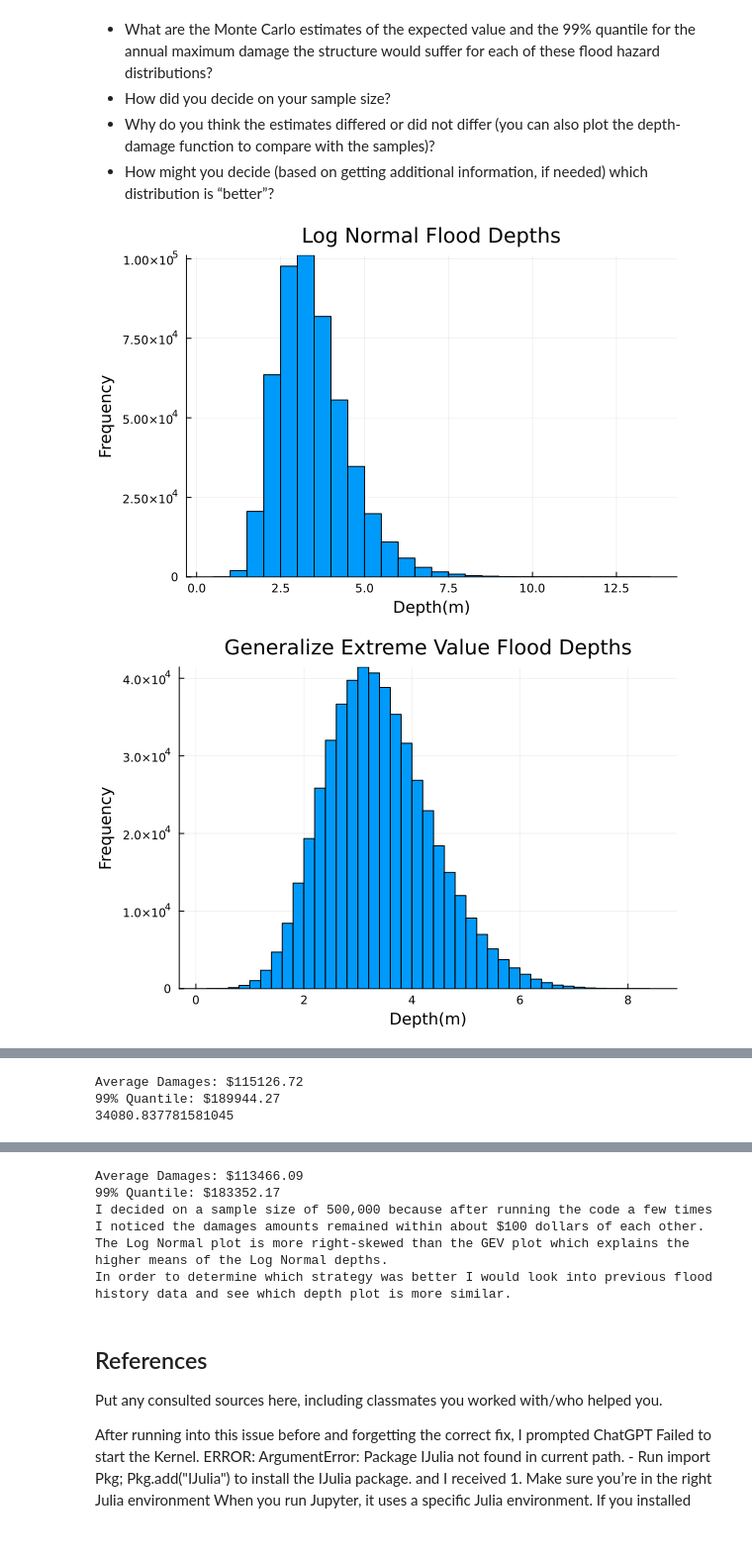
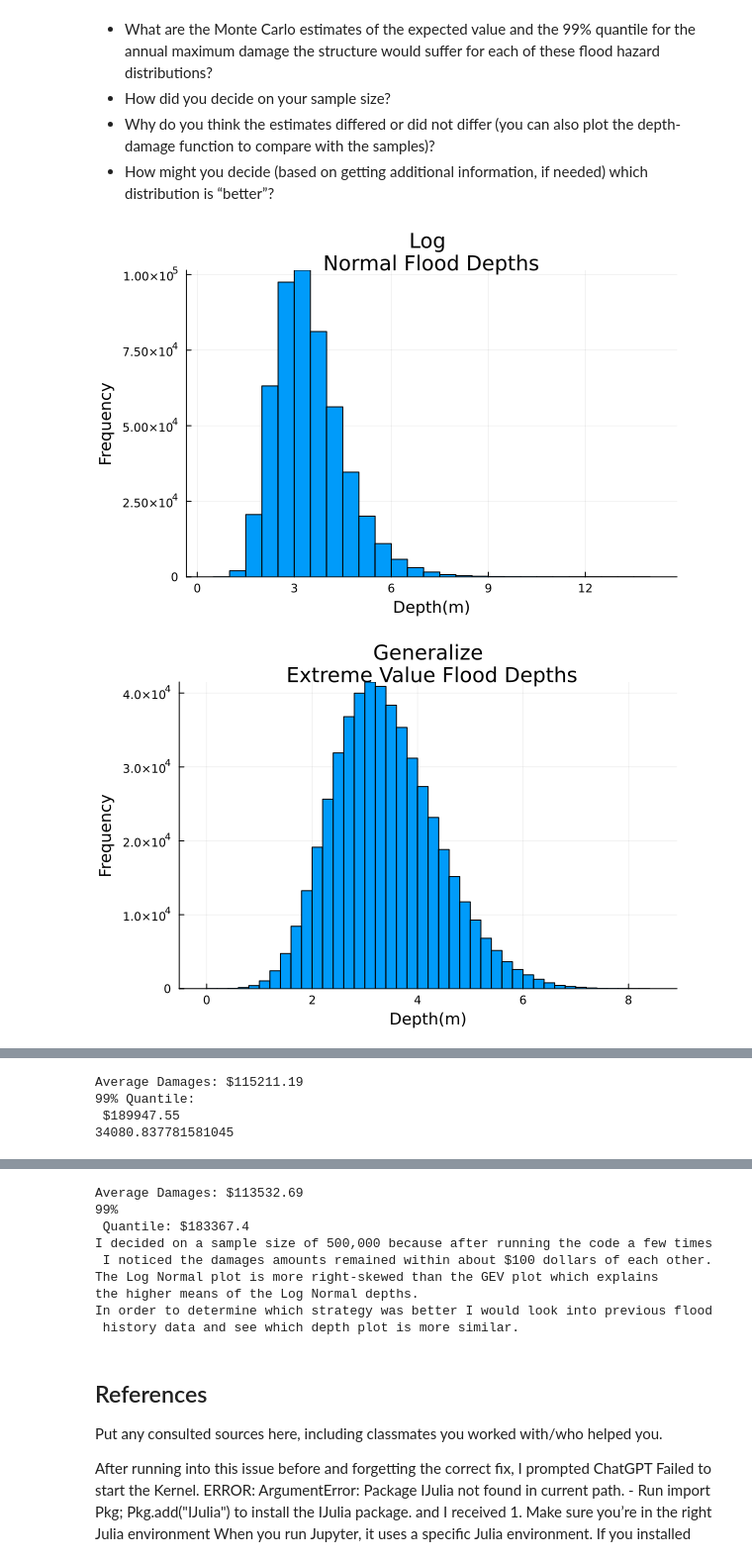
Before and after one commit to BEE4750-FA25/lab-2-cpj35-design, a Jupyter notebook: lab02.ipynb, the cells around one changed output, grey strips where cells are left out. Shown at 99% size. Cells and saved outputs as stored; diff of their text form; code cells hidden in the pictures.

```diff
--- a/lab02.ipynb
+++ b/lab02.ipynb
@@ -181,35 +181,38 @@ damage_vals_logn = damages.(depth_logn)
 damage_vals_GEV = damages.(depth_GEV)
 
 sample_logn_plot = histogram(depth_logn, legend=false, bins=50, title="Log
 Normal Flood Depths", xlabel="Depth(m)", ylabel="Frequency")
 display(sample_logn_plot)
 
-sample_GEV_plot = histogram(depth_GEV, legend=false, bins=50, title="Generalize Extreme Value Flood Depths", xlabel="Depth(m)", ylabel="Frequency")
+sample_GEV_plot = histogram(depth_GEV, legend=false, bins=50, title="Generalize
+ Extreme Value Flood Depths", xlabel="Depth(m)", ylabel="Frequency")
 display(sample_GEV_plot)
 
-log_plot = histogram(damage_vals_logn, legend=false, bins=50, title="Log Normal Damage", xlabel="Damages", ylabel="Frequency")
+log_plot = histogram(damage_vals_logn, legend=false, bins=50, title="Log
+ Normal Damage", xlabel="Damages", ylabel="Frequency")
 display(log_plot)
 
 monte_estimate_logn=mean(damage_vals_logn)
 quant_99_logn = quantile(damage_vals_logn, 0.99)
 println("Average Damages: \$$(round(monte_estimate_logn,digits=2))\n99% Quantile:
  \$$(round(quant_99_logn, digits=2))")
 println(error_logn)
 
 GEV_plot =  histogram(damage_vals_GEV, legend=false, bins=50, title="Generalized
 Extreme Value Damage", xlabel="Damages", ylabel="Frequency")
 display(GEV_plot)
 
 monte_estimate_GEV=mean(damage_vals_GEV)
 quant_99_GEV = quantile(damage_vals_GEV, 0.99)
-println("Average Damages: \$$(round(monte_estimate_GEV,digits=2))\n99% Quantile: \$$(round(quant_99_GEV, digits=2))")
+println("Average Damages: \$$(round(monte_estimate_GEV,digits=2))\n99%
+ Quantile: \$$(round(quant_99_GEV, digits=2))")
 
 println("I decided on a sample size of 500,000 because after running the code a few times
  I noticed the damages amounts remained within about \$100 dollars of each other.")
 println("The Log Normal plot is more right-skewed than the GEV plot which explains
 the higher means of the Log Normal depths.")
 println("In order to determine which strategy was better I would look into previous flood
  history data and see which depth plot is more similar.")
 # %% [output]
-[figure, old version]
+[figure, new version]
-[figure, old version]
+[figure, new version]
@@ -217,3 +220,4 @@ println("In order to determine which strategy was better I would look into previ
-Average Damages: $115126.72
-99% Quantile: $189944.27
+Average Damages: $115211.19
+99% Quantile:
+ $189947.55
 34080.837781581045
@@ -221,8 +225,12 @@ Average Damages: $115126.72
-Average Damages: $113466.09
-99% Quantile: $183352.17
-I decided on a sample size of 500,000 because after running the code a few times I noticed the damages amounts remained within about $100 dollars of each other.
-The Log Normal plot is more right-skewed than the GEV plot which explains the higher means of the Log Normal depths.
-In order to determine which strategy was better I would look into previous flood history data and see which depth plot is more similar.
+Average Damages: $113532.69
+99%
+ Quantile: $183367.4
+I decided on a sample size of 500,000 because after running the code a few times
+ I noticed the damages amounts remained within about $100 dollars of each other.
+The Log Normal plot is more right-skewed than the GEV plot which explains
+the higher means of the Log Normal depths.
+In order to determine which strategy was better I would look into previous flood
+ history data and see which depth plot is more similar.
 # %% [markdown]
 ## References
 
```
Also changed, not shown: parts of 1 cell of this notebook.
